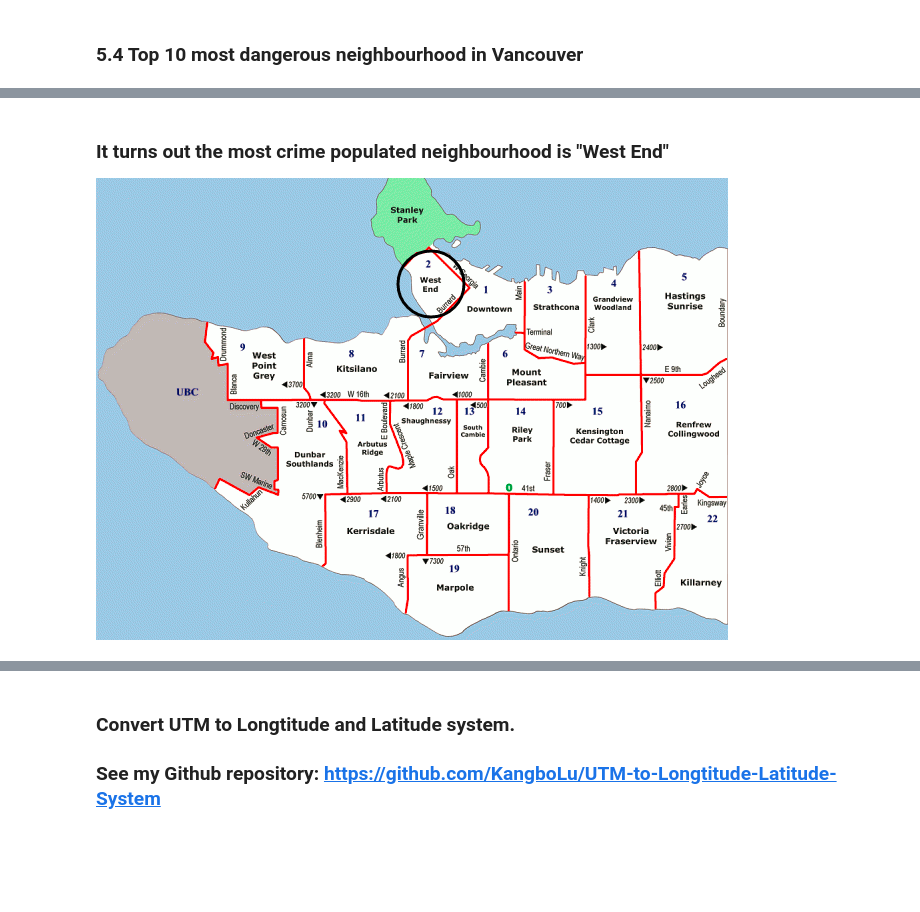
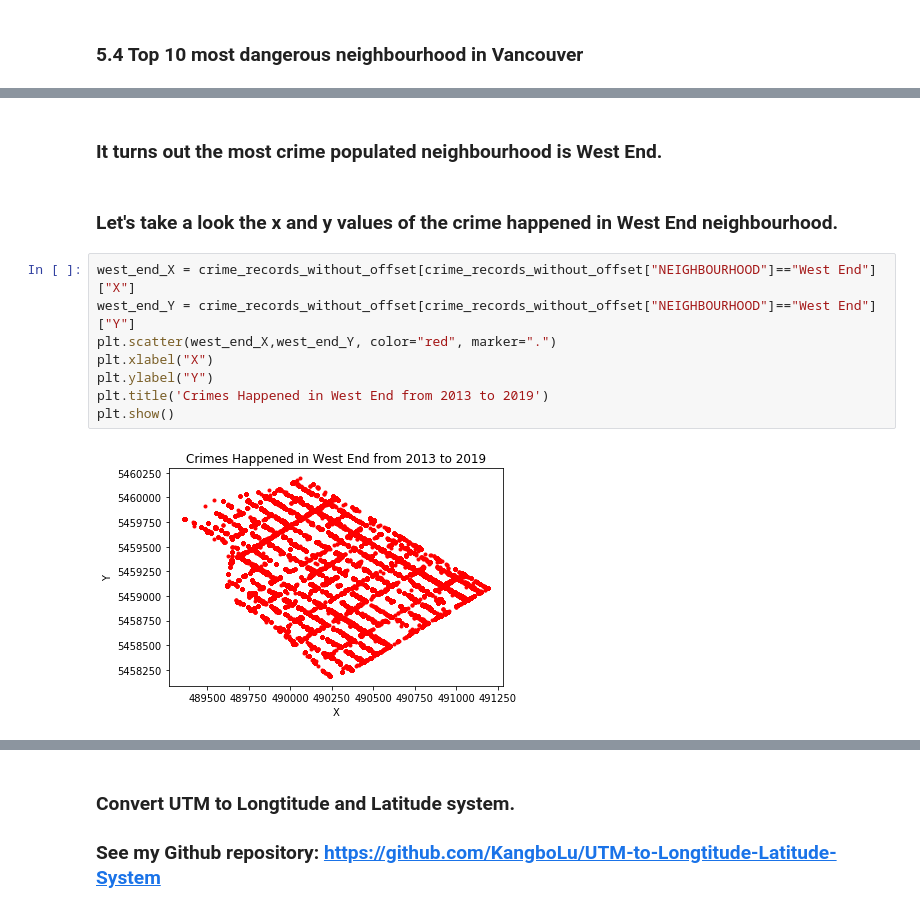
Before and after one commit to KangboLu/Exploratory-Analysis-of-Vancouver-Crimes, a Jupyter notebook: Exploratory Analysis of Vancouver Crime Data .ipynb, the cells around one changed output, grey strips where cells are left out. Cells and saved outputs as stored; diff of their text form; blank space fills up the shorter version.

```diff
--- a/Exploratory Analysis of Vancouver Crime Data .ipynb
+++ b/Exploratory Analysis of Vancouver Crime Data .ipynb
@@ -446,3 +446,14 @@ Text(26.200000000000003, 0.5, 'count')
 # %% [markdown]
-### It turns out the most crime populated neighbourhood is "West End"
-![image.png](attachment:image.png)
+### It turns out the most crime populated neighbourhood is West End.
+# %% [markdown]
+### Let's take a look the x and y values of the crime happened in West End neighbourhood.
+# %%
+west_end_X = crime_records_without_offset[crime_records_without_offset["NEIGHBOURHOOD"]=="West End"]["X"]
+west_end_Y = crime_records_without_offset[crime_records_without_offset["NEIGHBOURHOOD"]=="West End"]["Y"]
+plt.scatter(west_end_X,west_end_Y, color="red", marker=".")
+plt.xlabel("X")
+plt.ylabel("Y")
+plt.title('Crimes Happened in West End from 2013 to 2019')
+plt.show()
+# %% [output]
+[figure, added]
```
Also changed, not shown: parts of 10 cells of this notebook.
